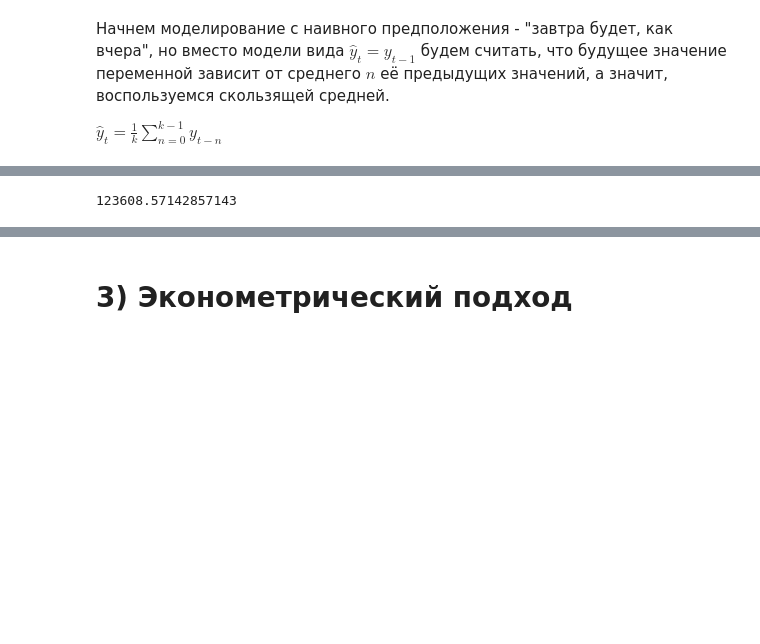
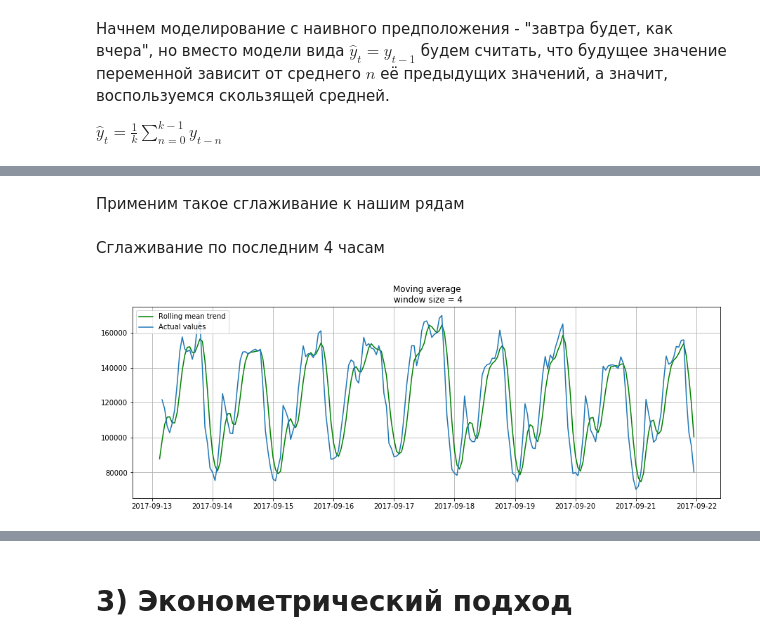
Before and after one commit to DmitrySerg/SkillFactory_ML, a Jupyter notebook: TimeSeries_in_Python.ipynb, the cells around one changed output, grey strips where cells are left out. Saved outputs shown, nothing was run; the diff lists cells and outputs as text; code cells hidden in the pictures; blank space fills up the shorter version.

```diff
--- a/TimeSeries_in_Python.ipynb
+++ b/TimeSeries_in_Python.ipynb
@@ -114,29 +159,43 @@ forecast = data.rolling(window=7).mean().values
+# %% [markdown]
+Применим такое сглаживание к нашим рядам
 # %%
-def plotMovingAverage(series, n):
+def plotMovingAverage(series, window, plot_intervals=False, scale=1.96, plot_anomalies=False):
 
     """
         series - dataframe with timeseries
-        n - rolling window size
+        window - rolling window size
+        plot_intervals - show confidence intervals
+        plot_anomalies - show anomalies
 
     """
+    rolling_mean = series.rolling(window=window).mean()
 
-    rolling_mean = series.rolling(window=n).mean()
+    plt.figure(figsize=(15,5))
+    plt.title("Moving average\n window size = {}".format(window))
+    plt.plot(rolling_mean, "g", label="Rolling mean trend")
 
     # При желании, можно строить и доверительные интервалы для сглаженных значений
-    #rolling_std =  series.rolling(window=n).std()
-    #upper_bond = rolling_mean+1.96*rolling_std
-    #lower_bond = rolling_mean-1.96*rolling_std
+    if plot_intervals:
+        mae = mean_absolute_error(series[window:], rolling_mean[window:])
+        deviation = np.std(series[window:] - rolling_mean[window:])
+        lower_bond = rolling_mean - (mae + scale * deviation)
+        upper_bond = rolling_mean + (mae + scale * deviation)
+        plt.plot(upper_bond, "r--", label="Upper Bond / Lower Bond")
+        plt.plot(lower_bond, "r--")
 
-    plt.figure(figsize=(15,5))
-    plt.title("Moving average\n window size = {}".format(n))
-    plt.plot(rolling_mean, "g", label="Rolling mean trend")
+        # а имея доверительные интервалы, можно искать аномальные значения
+        if plot_anomalies:
+            anomalies = pd.DataFrame(index=series.index, columns=series.columns)
+            anomalies[series<lower_bond] = series[series<lower_bond]
+            anomalies[series>upper_bond] = series[series>upper_bond]
+            plt.plot(anomalies, "ro", markersize=10)
 
-    #plt.plot(upper_bond, "r--", label="Upper Bond / Lower Bond")
-    #plt.plot(lower_bond, "r--")
-    plt.plot(dataset[n:], label="Actual values")
+    plt.plot(series[window:], label="Actual values")
     plt.legend(loc="upper left")
     plt.grid(True)
-# %%
-moving_average(ads, n=7)
-# %% [output]
-123608.57142857143
+# %% [markdown]
+Сглаживание по последним 4 часам
+# %%
+plotMovingAverage(ads, 4)
+# %% [output]
+[figure, added]
```
Also changed, not shown: parts of 81 cells of this notebook.
